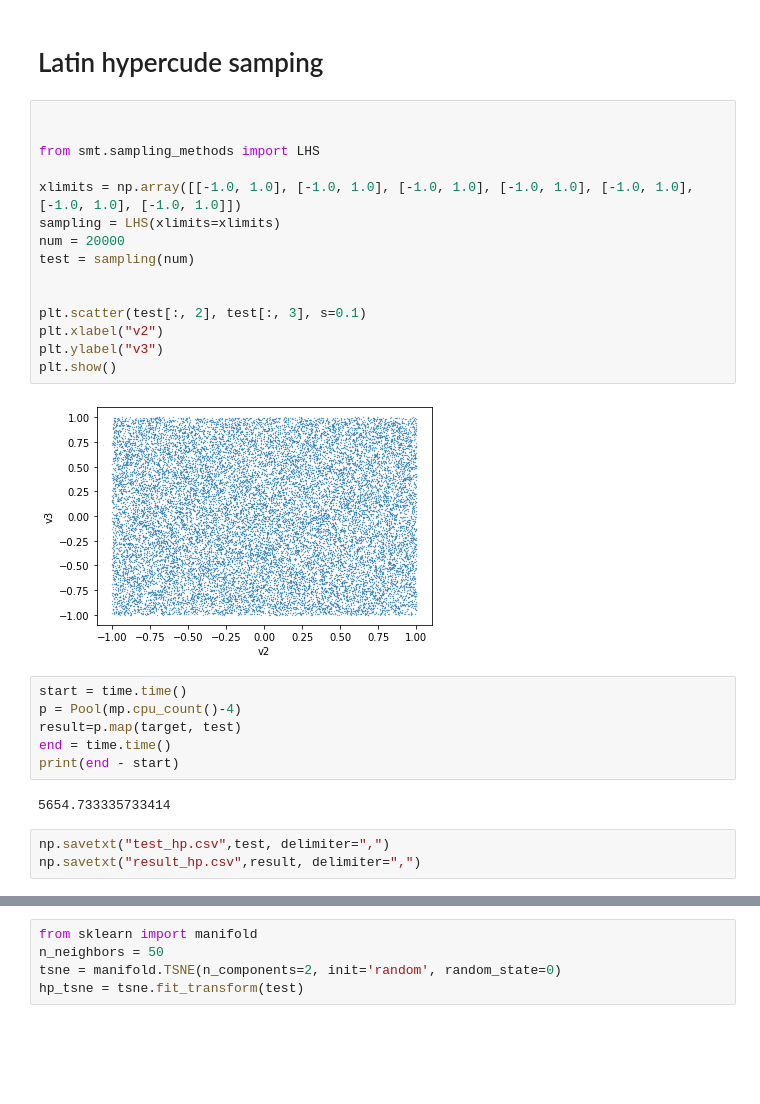
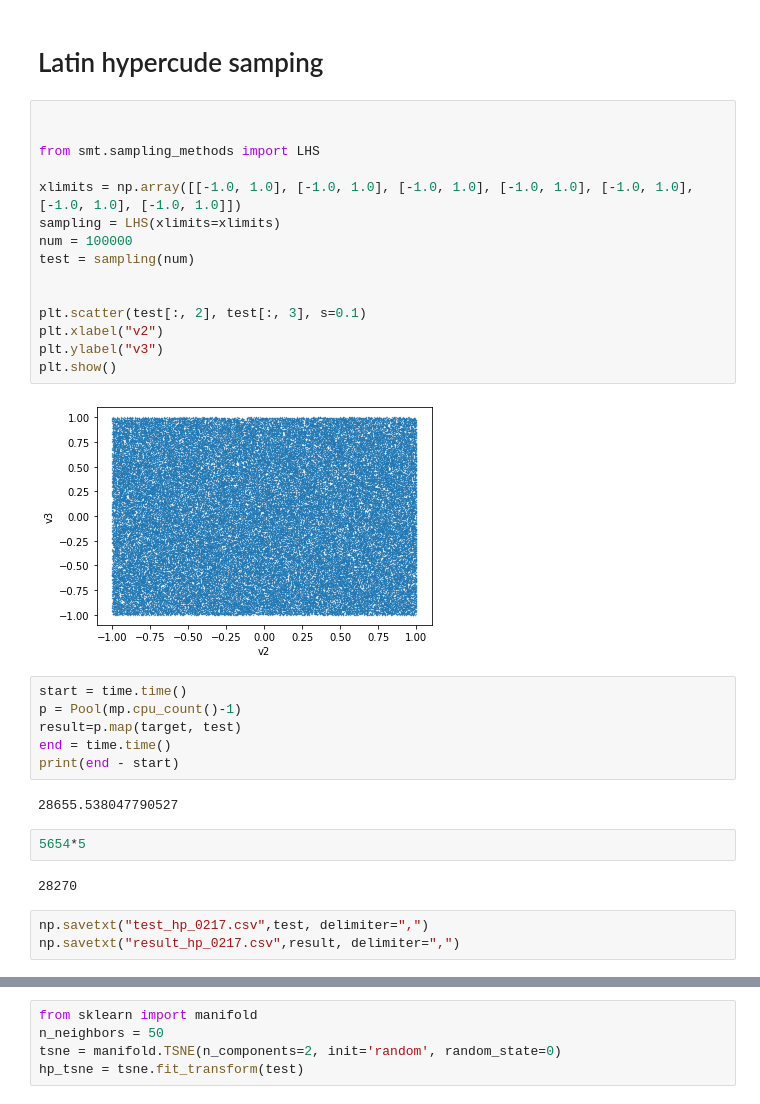
Before and after one commit to someoneinthecrowd/Microroller_Fields, a Jupyter notebook: 4para_try.ipynb, the cells around one changed output, grey strips where cells are left out. Cells and saved outputs as stored; diff of their text form; blank space fills up the shorter version.

```diff
--- a/4para_try.ipynb
+++ b/4para_try.ipynb
@@ -229,30 +229,34 @@ print(Target)
 # %%
 
 
 from smt.sampling_methods import LHS
 
 xlimits = np.array([[-1.0, 1.0], [-1.0, 1.0], [-1.0, 1.0], [-1.0, 1.0], [-1.0, 1.0], [-1.0, 1.0], [-1.0, 1.0]])
 sampling = LHS(xlimits=xlimits)
-num = 20000
+num = 100000
 test = sampling(num)
 
 
 plt.scatter(test[:, 2], test[:, 3], s=0.1)
 plt.xlabel("v2")
 plt.ylabel("v3")
 plt.show()
 # %% [output]
-[figure, old version]
+[figure, new version]
 # %%
 start = time.time()
-p = Pool(mp.cpu_count()-4)
+p = Pool(mp.cpu_count()-1)
 result=p.map(target, test)
 end = time.time()
 print(end - start)
 # %% [output]
-5654.733335733414
+28655.538047790527
+# %%
+5654*5
+# %% [output]
+28270
 # %%
-np.savetxt("test_hp.csv",test, delimiter=",")
-np.savetxt("result_hp.csv",result, delimiter=",")
+np.savetxt("test_hp_0217.csv",test, delimiter=",")
+np.savetxt("result_hp_0217.csv",result, delimiter=",")
 # %%
 plt.hist(result,800,facecolor=cm.plasma(0.2), edgecolor=cm.plasma(0.8))
```
Also changed, not shown: parts of 23 cells of this notebook.
